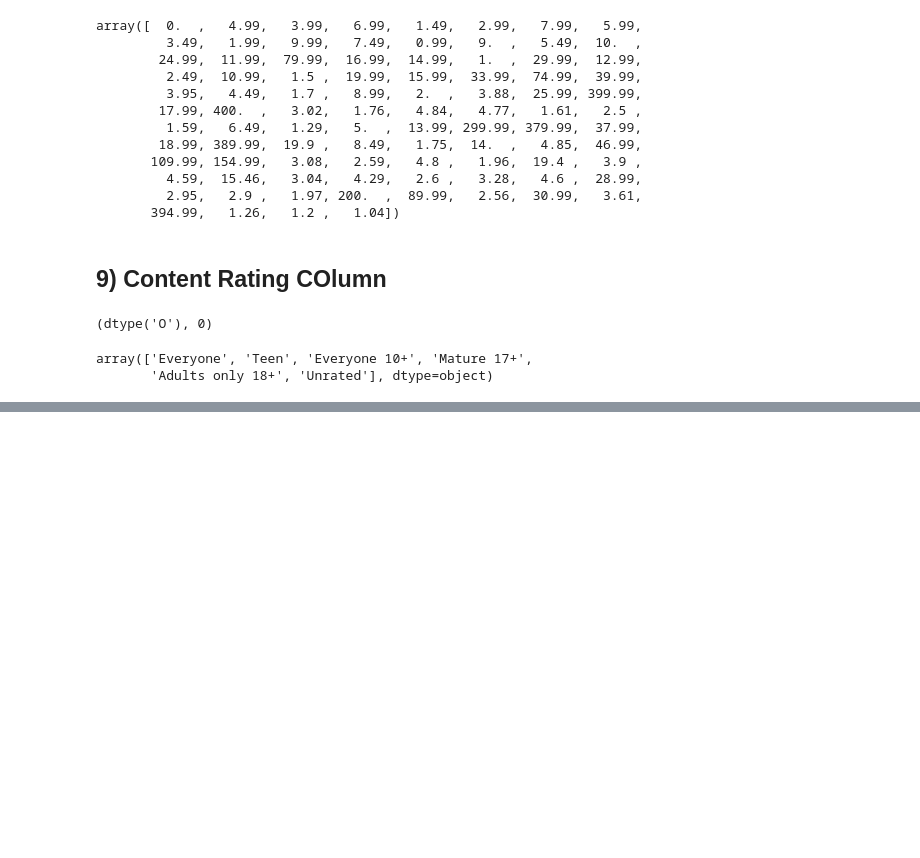
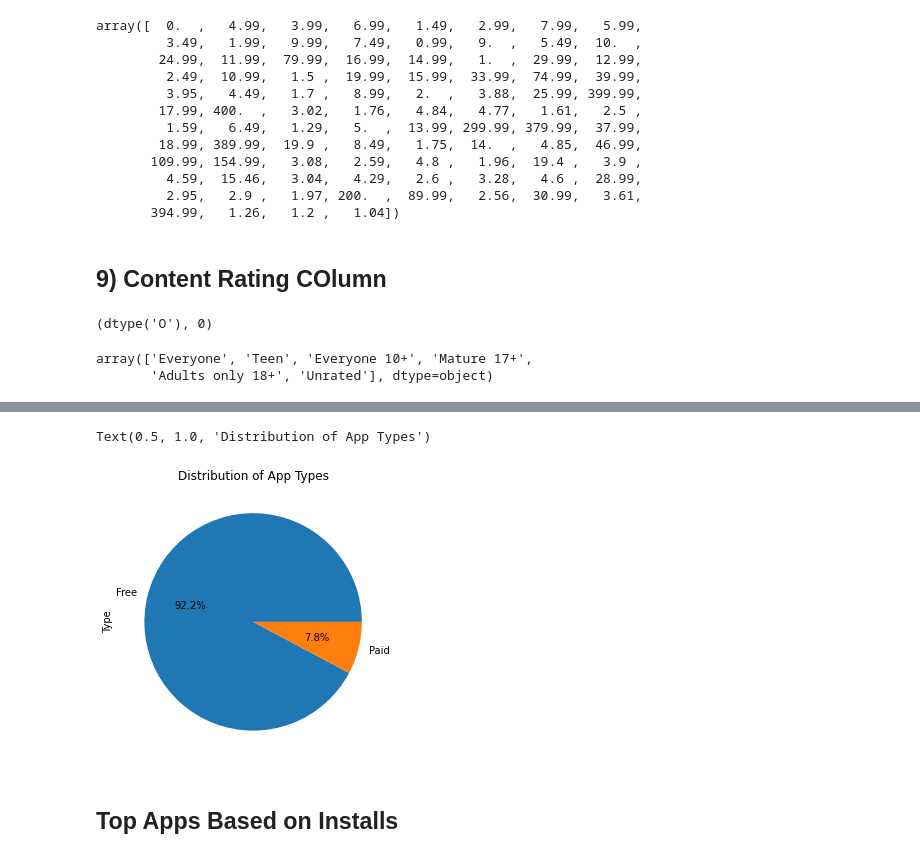
Before and after one commit to ankitrai777/EDA-on-Play-Store-App-Review, a Jupyter notebook: Play_Store_App_Review_Analysis_Capstone_Project.ipynb, the cells around one changed output, grey strips where cells are left out. Drawn from its saved outputs; the diff is of its cells as text; code cells hidden in the pictures; blank space fills up the shorter version.

```diff
--- a/Play_Store_App_Review_Analysis_Capstone_Project.ipynb
+++ b/Play_Store_App_Review_Analysis_Capstone_Project.ipynb
@@ -390,0 +527,2 @@ array(['Everyone', 'Teen', 'Everyone 10+', 'Mature 17+',
+# %%
+free_app = (ps_df['Type'])
@@ -390,0 +538,8 @@ array(['Everyone', 'Teen', 'Everyone 10+', 'Mature 17+',
+# %%
+app_type_plot = free_app.value_counts().plot (kind = 'pie',autopct='%1.1f%%')
+app_type_plot.set_title("Distribution of App Types")
+# %% [output]
+Text(0.5, 1.0, 'Distribution of App Types')
+[figure, added]
+# %% [markdown]
+## **Top Apps Based on Installs**
```
Also changed, not shown: parts of 26 cells of this notebook.
